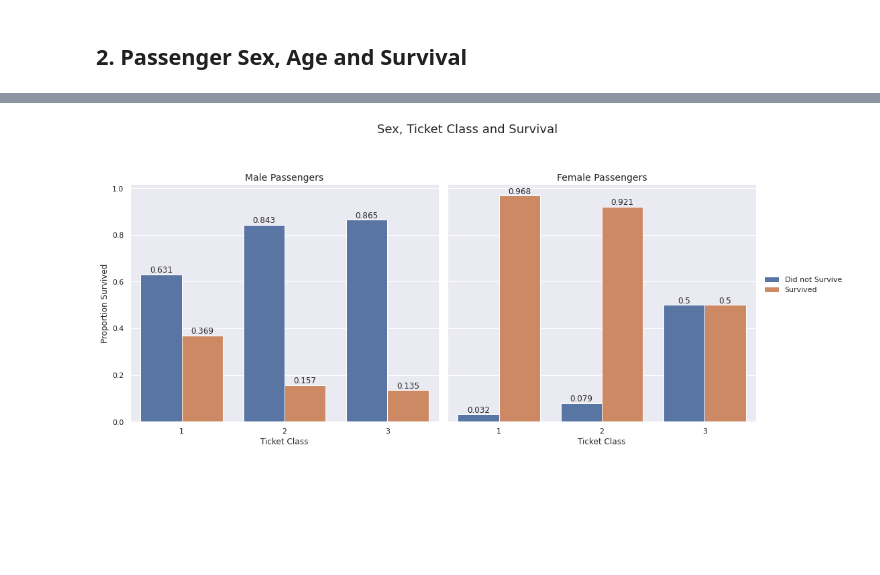
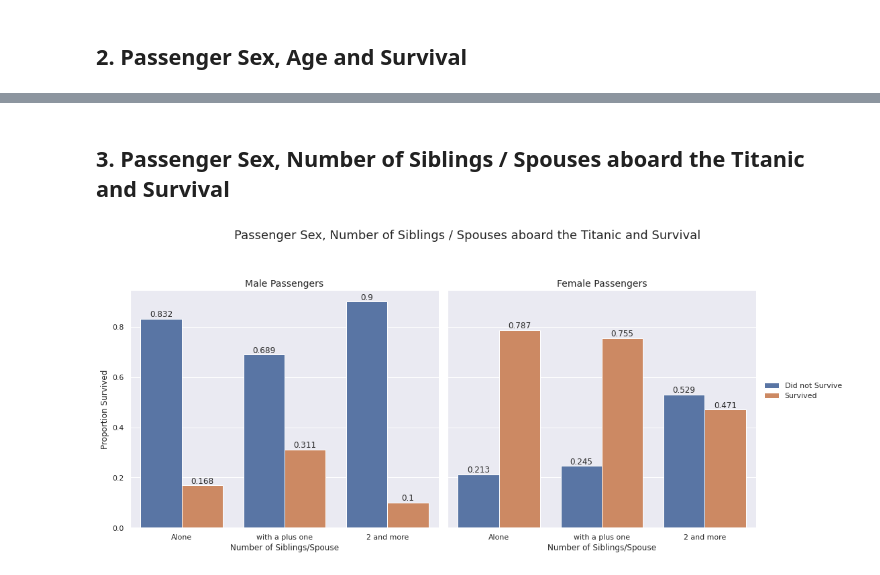
Before and after one commit to benyamindsmith/kaggle, a Jupyter notebook: another-titanic-data-analysis.ipynb, the cells around one changed output, grey strips where cells are left out. Cells and saved outputs as stored; diff of their text form; code cells hidden in the pictures; blank space fills up the shorter version.

Commit message:
Kaggle Notebook | Another Titanic Data Analysis | Version 18

```diff
--- a/another-titanic-data-analysis.ipynb
+++ b/another-titanic-data-analysis.ipynb
@@ -413,73 +421,71 @@ plt.show()
+# %% [markdown]
+## 3. Passenger Sex, Number of Siblings / Spouses aboard the Titanic and Survival
 # %%
 #Data wrangling
-maleFirstClass = dt.groupby(['Survived','Sex',"Pclass"])\
+maleAlone = dt.groupby(['Survived','Sex',"SibSp_Class"])\
                             .count()\
-                            .reset_index()[['Survived','Pclass','Sex','PassengerId']].query("Sex=='male' & Pclass==1")
-maleSecondClass = dt.groupby(['Survived','Sex',"Pclass"])\
+                            .reset_index()[['Survived','SibSp_Class','Sex','PassengerId']].query("Sex=='male' & SibSp_Class=='Alone'")
+malePlusOne = dt.groupby(['Survived','Sex',"SibSp_Class"])\
                             .count()\
-                            .reset_index()[['Survived','Pclass','Sex','PassengerId']].query("Sex=='male' & Pclass==2")
-maleThirdClass = dt.groupby(['Survived','Sex',"Pclass"])\
+                            .reset_index()[['Survived','SibSp_Class','Sex','PassengerId']].query("Sex=='male' & SibSp_Class=='with a plus one'")
+male2andMore = dt.groupby(['Survived','Sex',"SibSp_Class"])\
                             .count()\
-                            .reset_index()[['Survived','Pclass','Sex','PassengerId']].query("Sex=='male' & Pclass==3")
+                            .reset_index()[['Survived','SibSp_Class','Sex','PassengerId']].query("Sex=='male' & SibSp_Class=='2 and more'")
 
-femaleFirstClass = dt.groupby(['Survived','Sex',"Pclass"])\
+femaleAlone = dt.groupby(['Survived','Sex',"SibSp_Class"])\
                             .count()\
-                            .reset_index()[['Survived','Pclass','Sex','PassengerId']].query("Sex=='female' & Pclass==1")
-femaleSecondClass = dt.groupby(['Survived','Sex',"Pclass"])\
+                            .reset_index()[['Survived','SibSp_Class','Sex','PassengerId']].query("Sex=='female' & SibSp_Class=='Alone'")
+femalePlusOne = dt.groupby(['Survived','Sex',"SibSp_Class"])\
                             .count()\
-                            .reset_index()[['Survived','Pclass','Sex','PassengerId']].query("Sex=='female' & Pclass==2")
-femaleThirdClass = dt.groupby(['Survived','Sex',"Pclass"])\
+                            .reset_index()[['Survived','SibSp_Class','Sex','PassengerId']].query("Sex=='female' & SibSp_Class=='with a plus one'")
+female2andMore = dt.groupby(['Survived','Sex',"SibSp_Class"])\
                             .count()\
-                            .reset_index()[['Survived','Pclass','Sex','PassengerId']].query("Sex=='female' & Pclass==3")
+                            .reset_index()[['Survived','SibSp_Class','Sex','PassengerId']].query("Sex=='female' & SibSp_Class=='2 and more'")
 
 
-maleFirstClass["Proportion Survived"] = maleFirstClass["PassengerId"].apply(lambda x: x/sum( maleFirstClass["PassengerId"]))
+maleAlone["Proportion Survived"] = maleAlone["PassengerId"].apply(lambda x: x/sum( maleAlone["PassengerId"]))
 
-maleSecondClass["Proportion Survived"]= maleSecondClass["PassengerId"].apply(lambda x: x/sum( maleSecondClass["PassengerId"]))
+malePlusOne["Proportion Survived"]= malePlusOne["PassengerId"].apply(lambda x: x/sum( malePlusOne["PassengerId"]))
 
-maleThirdClass["Proportion Survived"]= maleThirdClass["PassengerId"].apply(lambda x: x/sum( maleThirdClass["PassengerId"]))
+male2andMore["Proportion Survived"]= male2andMore["PassengerId"].apply(lambda x: x/sum( male2andMore["PassengerId"]))
 
-femaleFirstClass["Proportion Survived"]= femaleFirstClass["PassengerId"].apply(lambda x: x/sum( femaleFirstClass["PassengerId"]))
+femaleAlone["Proportion Survived"]= femaleAlone["PassengerId"].apply(lambda x: x/sum( femaleAlone["PassengerId"]))
 
-femaleSecondClass["Proportion Survived"]= femaleSecondClass["PassengerId"].apply(lambda x: x/sum( femaleSecondClass["PassengerId"]))
+femalePlusOne["Proportion Survived"]= femalePlusOne["PassengerId"].apply(lambda x: x/sum( femalePlusOne["PassengerId"]))
 
-femaleThirdClass["Proportion Survived"]= femaleThirdClass["PassengerId"].apply(lambda x: x/sum( femaleThirdClass["PassengerId"]))
+female2andMore["Proportion Survived"]= female2andMore["PassengerId"].apply(lambda x: x/sum(female2andMore["PassengerId"]))
 
 
-pd.concat([maleFirstClass,maleSecondClass,maleThirdClass,femaleFirstClass,femaleSecondClass,femaleThirdClass])
-
-# Visualization
-
 ax = sns.catplot(
-    x='Pclass',
+    x='SibSp_Class',
     y='Proportion Survived',
     hue='Survived',
     col= 'Sex',
     kind='bar',
     height=7,
-    data=pd.concat([maleFirstClass,maleSecondClass,maleThirdClass,femaleFirstClass,femaleSecondClass,femaleThirdClass]),
+    data=pd.concat([maleAlone,malePlusOne,male2andMore,femaleAlone,femalePlusOne,female2andMore]),
     legend=False
 )
 
 # iterate through axes
 for g in ax.axes.ravel():
 
     # add annotations
     for c in g.containers:
         labels = [f'{round(v.get_height(),3)}' for v in c]
         g.bar_label(c, labels=labels, label_type='edge')
 
 
-ax.set(xlabel="Ticket Class")
+ax.set(xlabel="Number of Siblings/Spouse")
 ax1, ax2 = ax.axes[0]
 ax1.set_title("Male Passengers",size=14)
 ax2.set_title("Female Passengers",size=14)
 ax.fig.subplots_adjust(top=0.8)
 hue_labels = ['Did not Survive', 'Survived']
 ax.add_legend(legend_data={
     key: value for key, value in zip(hue_labels, ax._legend_data.values())
 })
-ax.fig.suptitle("Sex, Ticket Class and Survival",size=18)
+ax.fig.suptitle("Passenger Sex, Number of Siblings / Spouses aboard the Titanic and Survival",size=18)
 plt.show()
 # %% [output]
-[figure, old version]
+[figure, new version]
```
Also changed, not shown: parts of 5 cells of this notebook.
